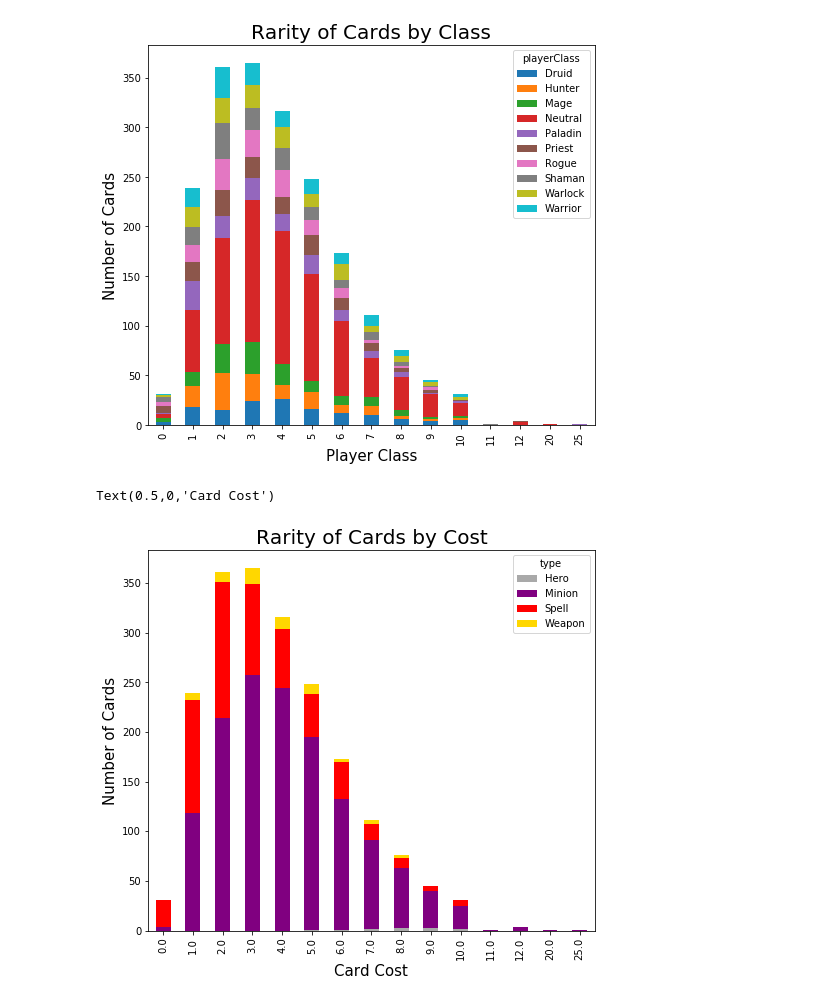
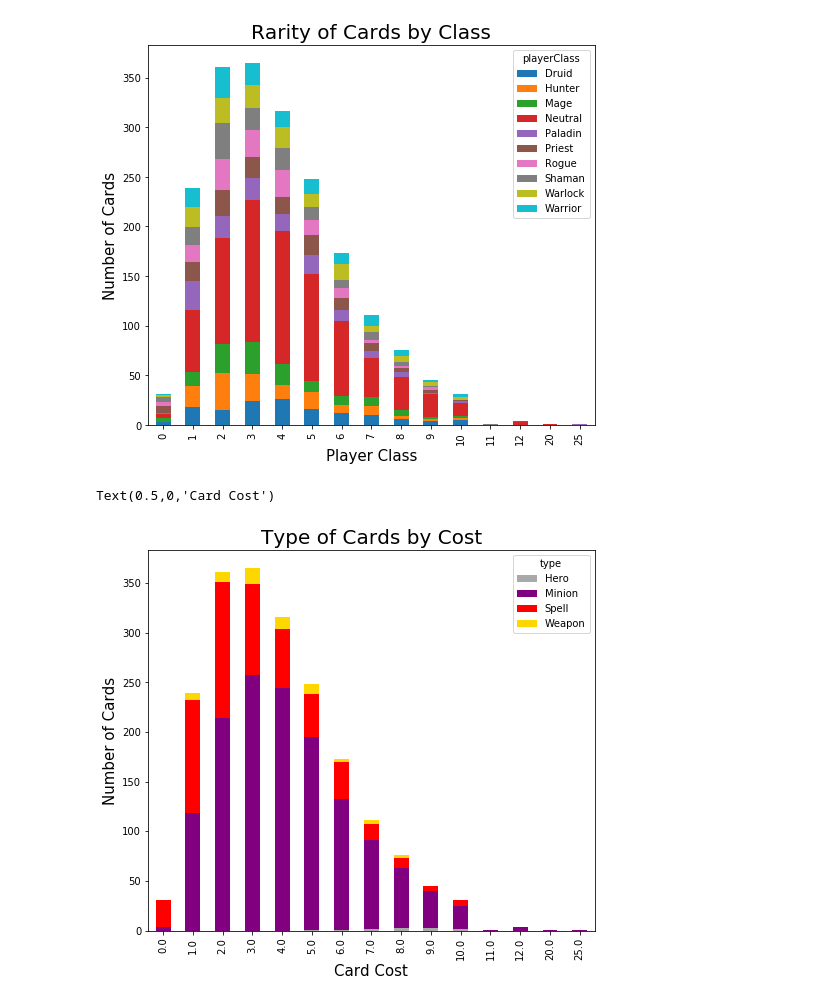
Before and after one commit to sarahberner/Capstone, a Jupyter notebook: 0.2 - EDA .ipynb, the cells around one changed output. Drawn from its saved outputs; the diff is of its cells as text; code cells hidden in the pictures.

```diff
--- a/0.2 - EDA .ipynb
+++ b/0.2 - EDA .ipynb
@@ -487,12 +487,12 @@ Text(0.5,0,'Player Class')
 # %%
 pd.crosstab(df['cost'], df['type']).plot(kind='bar',
                                                   stacked=True,
                                                  figsize = (8,7),
                                                  color=['darkgray', 'purple', 'r', 'gold', 'b'])
 
-plt.title('Rarity of Cards by Cost', fontsize = 20)
+plt.title('Type of Cards by Cost', fontsize = 20)
 plt.ylabel('Number of Cards', fontsize = 15)
 plt.xlabel('Card Cost', fontsize = 15)
 # %% [output]
 Text(0.5,0,'Card Cost')
-[figure, old version]
+[figure, new version]
```
Also changed, not shown: 11 other files.
